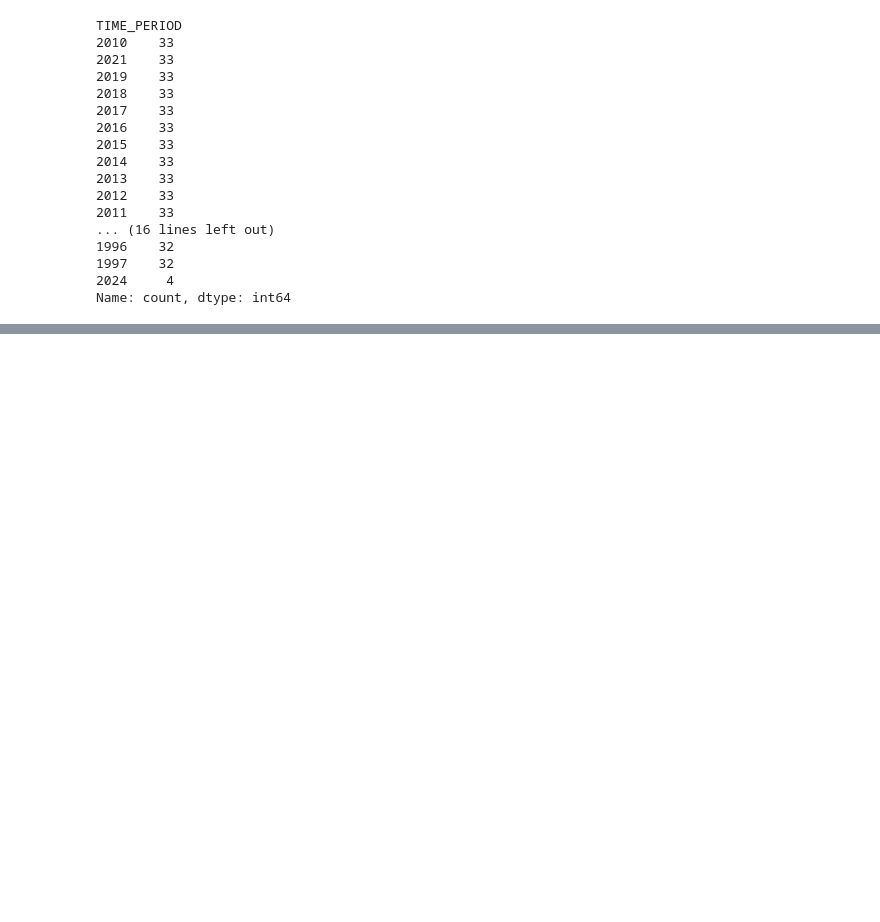
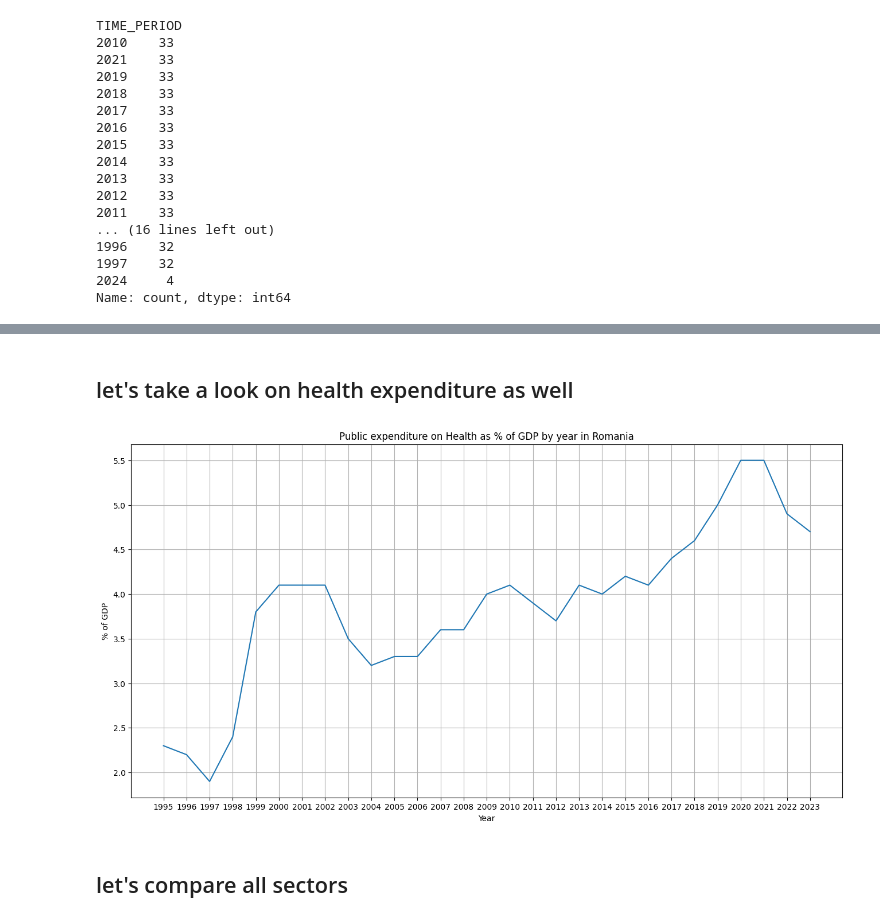
Before and after one commit to TudorMurariu/minimum-wage-study, a Jupyter notebook: pib-p-in-education/pin_in_edu.ipynb, the cells around one changed output, grey strips where cells are left out. Saved outputs shown, nothing was run; the diff lists cells and outputs as text; code cells hidden in the pictures; blank space fills up the shorter version.

```diff
--- a/pib-p-in-education/pin_in_edu.ipynb
+++ b/pib-p-in-education/pin_in_edu.ipynb
@@ -194,0 +195,19 @@ plt.grid()
+# %% [markdown]
+## let's take a look on health expenditure as well
+# %%
+pib_procentage_H = gov_spend[(gov_spend.cofog99 == 'Health') & (gov_spend.unit == 'Percentage of gross domestic product (GDP)') & (gov_spend.sector == 'General government')
+                               & (gov_spend.na_item == 'Total general government expenditure')]
+plt.figure(figsize=(16, 8))
+romania_H = pib_procentage_H[pib_procentage_H.geo == 'Romania']
+
+plt.plot(romania_H.TIME_PERIOD, romania_H.OBS_VALUE)
+
+plt.xticks(romania_H.TIME_PERIOD)
+plt.xlabel("Year")
+plt.ylabel("% of GDP")
+plt.title("Public expenditure on Health as % of GDP by year in Romania")
+plt.grid()
+# %% [output]
+[figure, added]
+# %% [markdown]
+## let's compare all sectors
```
Also changed, not shown: parts of 10 cells of this notebook, 1 other file.
